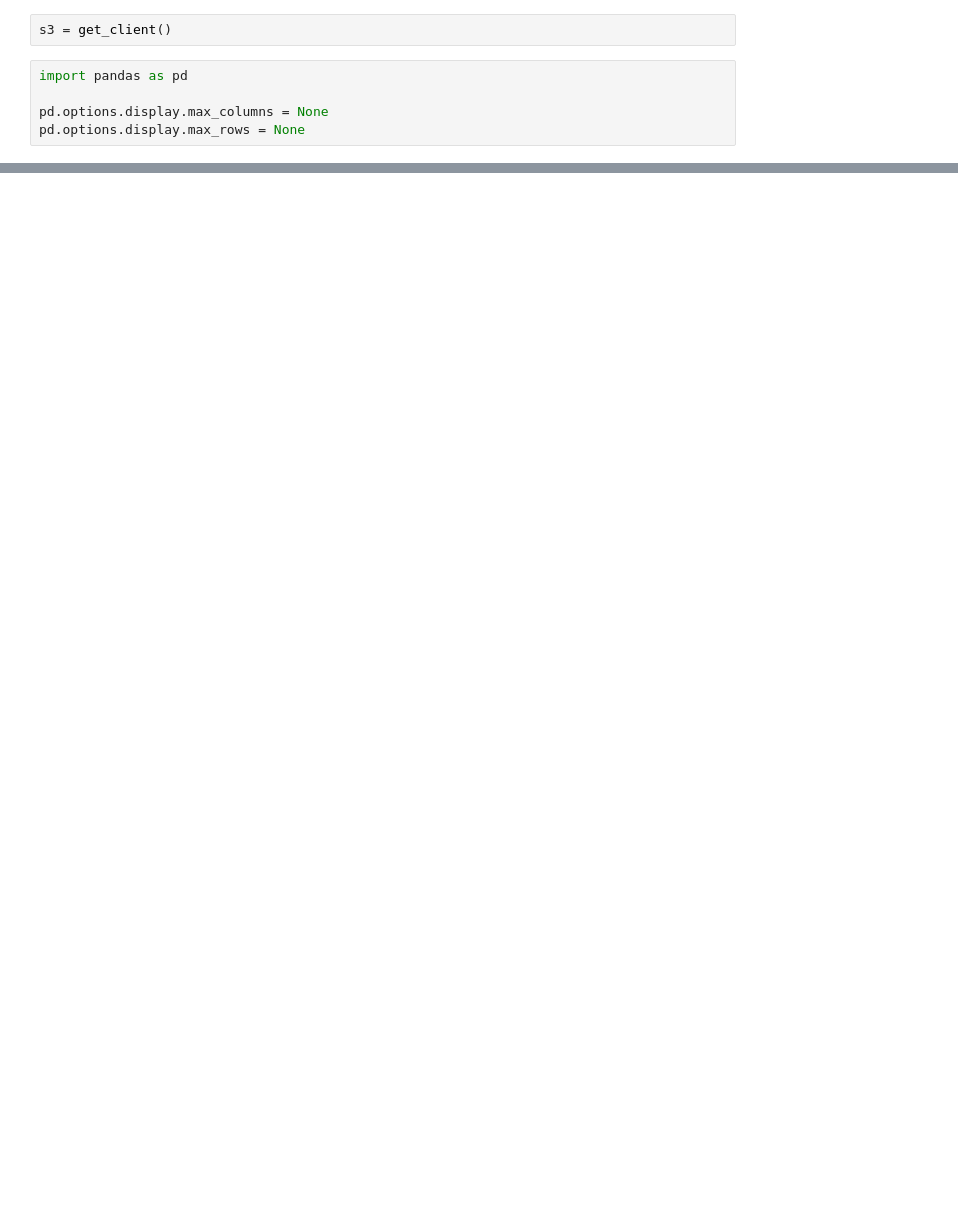
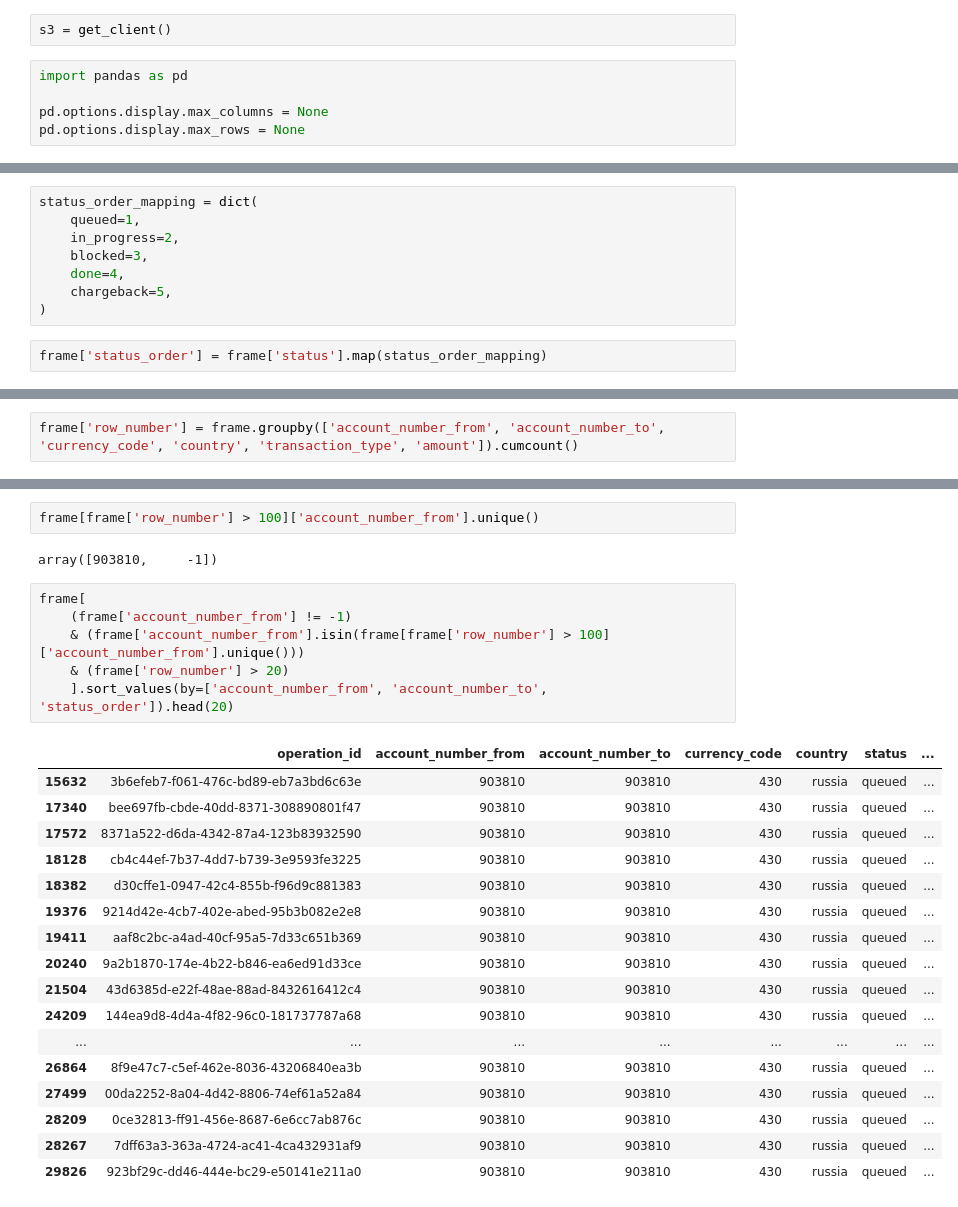
Before and after one commit to leonidee/de-project-final-repo, a Jupyter notebook: notebook.ipynb, the cells around one changed output, grey strips where cells are left out. Saved outputs shown, nothing was run; the diff lists cells and outputs as text; blank space fills up the shorter version.

```diff
--- a/notebook.ipynb
+++ b/notebook.ipynb
@@ -40,0 +66,10 @@ df.head()
+# %%
+status_order_mapping = dict(
+    queued=1,
+    in_progress=2,
+    blocked=3,
+    done=4,
+    chargeback=5,
+)
+# %%
+frame['status_order'] = frame['status'].map(status_order_mapping)
@@ -40,0 +90,2 @@ df.head()
+# %%
+frame['row_number'] = frame.groupby(['account_number_from', 'account_number_to', 'currency_code', 'country', 'transaction_type', 'amount']).cumcount()
@@ -40,0 +106,28 @@ df.head()
+# %%
+frame[frame['row_number'] > 100]['account_number_from'].unique()
+# %% [output]
+array([903810,     -1])
+# %%
+frame[
+    (frame['account_number_from'] != -1)
+    & (frame['account_number_from'].isin(frame[frame['row_number'] > 100]['account_number_from'].unique()))
+    & (frame['row_number'] > 20)
+    ].sort_values(by=['account_number_from', 'account_number_to', 'status_order']).head(20)
+# %% [output]
+|  | operation_id | account_number_from | account_number_to | currency_code | country | status | ... |
+| 15632 | 3b6efeb7-f061-476c-bd89-eb7a3bd6c63e | 903810 | 903810 | 430 | russia | queued | ... |
+| 17340 | bee697fb-cbde-40dd-8371-308890801f47 | 903810 | 903810 | 430 | russia | queued | ... |
+| 17572 | 8371a522-d6da-4342-87a4-123b83932590 | 903810 | 903810 | 430 | russia | queued | ... |
+| 18128 | cb4c44ef-7b37-4dd7-b739-3e9593fe3225 | 903810 | 903810 | 430 | russia | queued | ... |
+| 18382 | d30cffe1-0947-42c4-855b-f96d9c881383 | 903810 | 903810 | 430 | russia | queued | ... |
+| 19376 | 9214d42e-4cb7-402e-abed-95b3b082e2e8 | 903810 | 903810 | 430 | russia | queued | ... |
+| 19411 | aaf8c2bc-a4ad-40cf-95a5-7d33c651b369 | 903810 | 903810 | 430 | russia | queued | ... |
+| 20240 | 9a2b1870-174e-4b22-b846-ea6ed91d33ce | 903810 | 903810 | 430 | russia | queued | ... |
+| 21504 | 43d6385d-e22f-48ae-88ad-8432616412c4 | 903810 | 903810 | 430 | russia | queued | ... |
+| 24209 | 144ea9d8-4d4a-4f82-96c0-181737787a68 | 903810 | 903810 | 430 | russia | queued | ... |
+| ... | ... | ... | ... | ... | ... | ... | ... |
+| 26864 | 8f9e47c7-c5ef-462e-8036-43206840ea3b | 903810 | 903810 | 430 | russia | queued | ... |
+| 27499 | 00da2252-8a04-4d42-8806-74ef61a52a84 | 903810 | 903810 | 430 | russia | queued | ... |
+| 28209 | 0ce32813-ff91-456e-8687-6e6cc7ab876c | 903810 | 903810 | 430 | russia | queued | ... |
+| 28267 | 7dff63a3-363a-4724-ac41-4ca432931af9 | 903810 | 903810 | 430 | russia | queued | ... |
+| 29826 | 923bf29c-dd46-444e-bc29-e50141e211a0 | 903810 | 903810 | 430 | russia | queued | ... |
```
Also changed, not shown: parts of 26 cells of this notebook, 14 other files.
